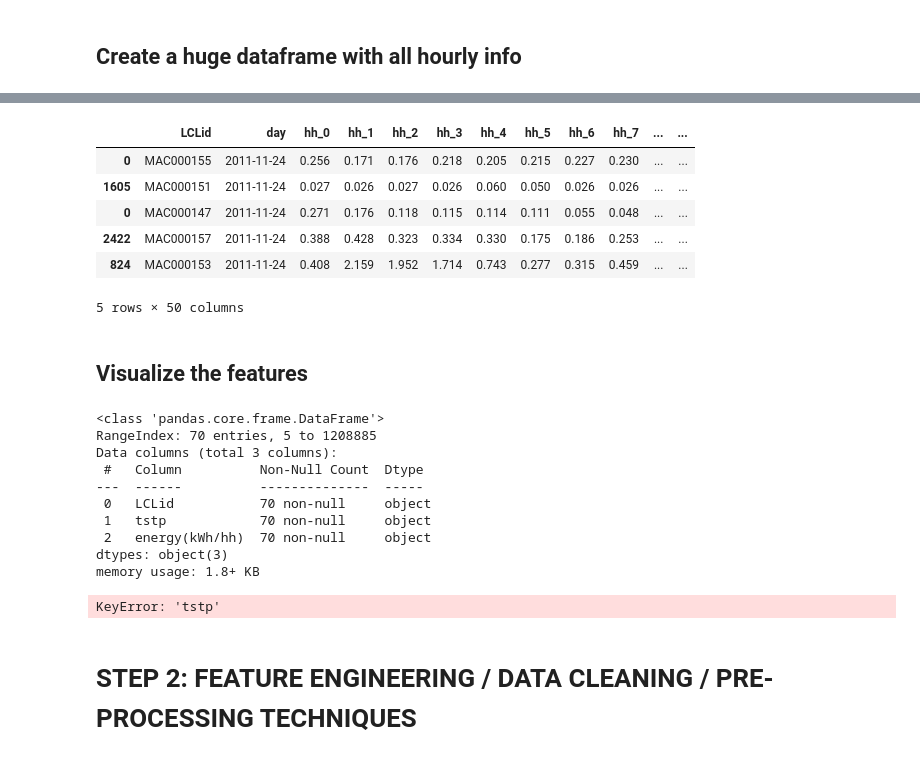
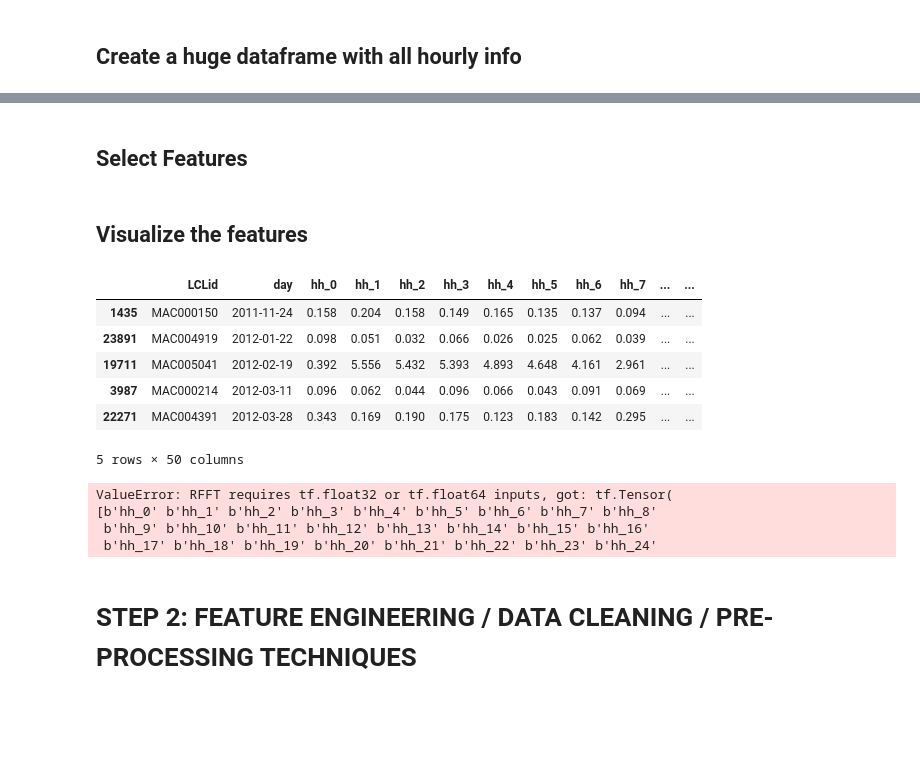
Before and after one commit to brepowell/EnergyConsumption, a Jupyter notebook: LondonDataFeatureEngineering.ipynb, the cells around one changed output, grey strips where cells are left out. Cells and saved outputs as stored; diff of their text form; code cells hidden in the pictures; blank space fills up the shorter version.

```diff
--- a/LondonDataFeatureEngineering.ipynb
+++ b/LondonDataFeatureEngineering.ipynb
@@ -53,13 +59,2 @@ full_df = pd.concat(df_list)
-# %%
-londonDataSortedByDay = full_df.sort_values(by='day')
-londonDataSortedByDay.shape
-# %% [output]
-|  | LCLid | day | hh_0 | hh_1 | hh_2 | hh_3 | hh_4 | hh_5 | hh_6 | hh_7 | ... | ... |
-| 0 | MAC000155 | 2011-11-24 | 0.256 | 0.171 | 0.176 | 0.218 | 0.205 | 0.215 | 0.227 | 0.230 | ... | ... |
-| 1605 | MAC000151 | 2011-11-24 | 0.027 | 0.026 | 0.027 | 0.026 | 0.060 | 0.050 | 0.026 | 0.026 | ... | ... |
-| 0 | MAC000147 | 2011-11-24 | 0.271 | 0.176 | 0.118 | 0.115 | 0.114 | 0.111 | 0.055 | 0.048 | ... | ... |
-| 2422 | MAC000157 | 2011-11-24 | 0.388 | 0.428 | 0.323 | 0.334 | 0.330 | 0.175 | 0.186 | 0.253 | ... | ... |
-| 824 | MAC000153 | 2011-11-24 | 0.408 | 2.159 | 1.952 | 1.714 | 0.743 | 0.277 | 0.315 | 0.459 | ... | ... |
-5 rows × 50 columns
-# %%
-londonDataSortedByDay.dropna(inplace=True)
+# %% [markdown]
+## Select Features
@@ -68,48 +69,54 @@ londonDataSortedByDay.dropna(inplace=True)
 # %%
 #https://www.tensorflow.org/tutorials/structured_data/time_series
 
 import os
 import datetime
 
 import IPython
 import IPython.display
 import matplotlib as mpl
 import matplotlib.pyplot as plt
 import numpy as np
 import pandas as pd
 import seaborn as sns
 import tensorflow as tf
 
 mpl.rcParams['figure.figsize'] = (8, 6)
 mpl.rcParams['axes.grid'] = False
 
-df = block1
-# Slice [start:stop:step], starting from index 5 take every 6th record.
-df = df[5::17520]
+londonDataSortedByDay
+df = londonDataSortedByDay[5::17520]
 
 df.head()
 # %% [output]
+|  | LCLid | day | hh_0 | hh_1 | hh_2 | hh_3 | hh_4 | hh_5 | hh_6 | hh_7 | ... | ... |
+| 1435 | MAC000150 | 2011-11-24 | 0.158 | 0.204 | 0.158 | 0.149 | 0.165 | 0.135 | 0.137 | 0.094 | ... | ... |
+| 23891 | MAC004919 | 2012-01-22 | 0.098 | 0.051 | 0.032 | 0.066 | 0.026 | 0.025 | 0.062 | 0.039 | ... | ... |
+| 19711 | MAC005041 | 2012-02-19 | 0.392 | 5.556 | 5.432 | 5.393 | 4.893 | 4.648 | 4.161 | 2.961 | ... | ... |
+| 3987 | MAC000214 | 2012-03-11 | 0.096 | 0.062 | 0.044 | 0.096 | 0.066 | 0.043 | 0.091 | 0.069 | ... | ... |
+| 22271 | MAC004391 | 2012-03-28 | 0.343 | 0.169 | 0.190 | 0.175 | 0.123 | 0.183 | 0.142 | 0.295 | ... | ... |
-<class 'pandas.core.frame.DataFrame'>
-RangeIndex: 70 entries, 5 to 1208885
-Data columns (total 3 columns):
- #   Column          Non-Null Count  Dtype
----  ------          --------------  -----
- 0   LCLid           70 non-null     object
- 1   tstp            70 non-null     object
- 2   energy(kWh/hh)  70 non-null     object
-dtypes: object(3)
-memory usage: 1.8+ KB
+5 rows × 50 columns
-# %%
-plot_cols = ['T (degC)', 'p (mbar)', 'rho (g/m**3)']
-plot_features = df[plot_cols]
-plot_features.index = date_time
-_ = plot_features.plot(subplots=True)
-
-plot_features = df[plot_cols][:480]
-plot_features.index = date_time[:480]
-_ = plot_features.plot(subplots=True)
-# %% [output]
-KeyError: 'tstp'
+# %%
+fft = tf.signal.rfft(df.columns[2:])
+
+f_per_dataset = np.arange(0, len(fft))
+
+n_samples_h = len(df.columns[2:])
+hh_per_year = 48*365.2524
+years_per_dataset = n_samples_h/(hh_per_year)
+
+f_per_year = f_per_dataset/years_per_dataset
+plt.step(f_per_year, np.abs(fft))
+plt.xscale('log')
+plt.ylim(0, 400000)
+plt.xlim([0.1, max(plt.xlim())])
+plt.xticks([1, 365.2524], labels=['1/Year', '1/day'])
+_ = plt.xlabel('Frequency (log scale)')
+# %% [output]
+ValueError: RFFT requires tf.float32 or tf.float64 inputs, got: tf.Tensor(
+[b'hh_0' b'hh_1' b'hh_2' b'hh_3' b'hh_4' b'hh_5' b'hh_6' b'hh_7' b'hh_8'
+ b'hh_9' b'hh_10' b'hh_11' b'hh_12' b'hh_13' b'hh_14' b'hh_15' b'hh_16'
+ b'hh_17' b'hh_18' b'hh_19' b'hh_20' b'hh_21' b'hh_22' b'hh_23' b'hh_24'
 # %% [markdown]
 # STEP 2: FEATURE ENGINEERING / DATA CLEANING / PRE-PROCESSING TECHNIQUES
 # %% [markdown]
```
Also changed, not shown: parts of 3 cells of this notebook, 1 other file.
